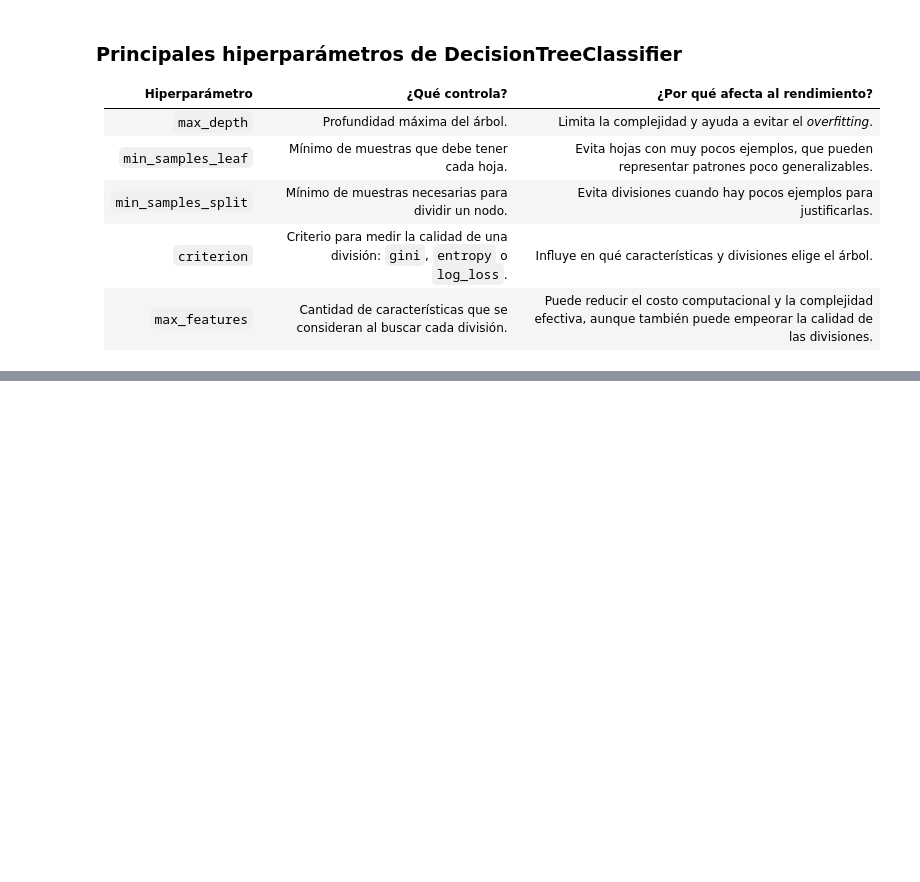
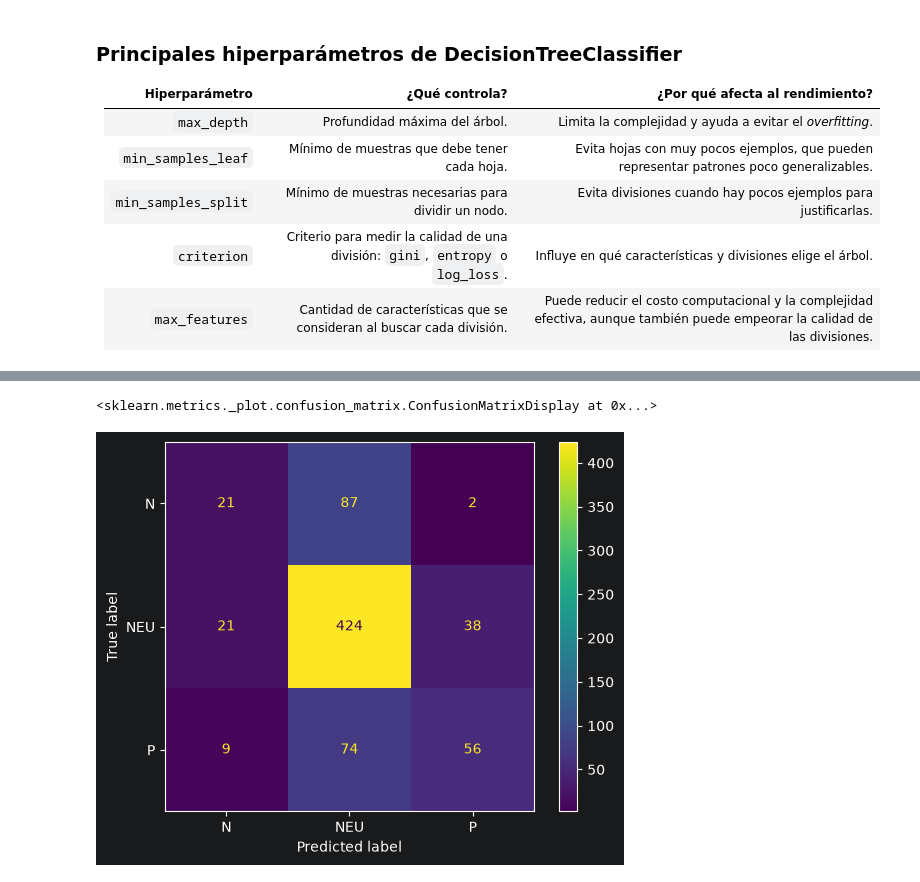
Before and after one commit to LucasFis/Tp_tweets, a Jupyter notebook: Tp_tweets.ipynb, the cells around one changed output, grey strips where cells are left out. Cells and saved outputs as stored; diff of their text form; code cells hidden in the pictures; blank space fills up the shorter version.

```diff
--- a/Tp_tweets.ipynb
+++ b/Tp_tweets.ipynb
@@ -594,7 +594,7 @@ preprocesador = ColumnTransformer([
 pipeline = Pipeline([
     ("pre", preprocesador),
     ("classifier", DecisionTreeClassifier(random_state=42)),
-])
+], memory="cache_dir")
 
 param_grid = [
     # BoW y TF-IDF comparten los nombres de los pasos, así que sirve un solo diccionario
@@ -614,6 +614,3 @@ param_grid = [
         'classifier__class_weight': [None, "balanced"],
     },
 ]
-
-grid_search = GridSearchCV(pipeline, param_grid, cv=3, scoring="f1_macro", n_jobs=1, verbose=1)
-grid_search.fit(X_train, y_train)
@@ -627,0 +645,14 @@ AttributeError: 'GridSearchCV' object has no attribute 'best_score_'
+# %%
+mejor_modelo_dt = grid_search.best_estimator_
+mejor_pre = mejor_modelo_dt.named_steps["pre"]
+mejor_arbol = mejor_modelo_dt.named_steps["classifier"]
+# %%
+from sklearn.metrics import ConfusionMatrixDisplay
+
+y_pred_dt = mejor_modelo_dt.predict(X_val)
+
+#Matriz de confusion en validacion
+ConfusionMatrixDisplay.from_predictions(y_val, y_pred_dt)
+# %% [output]
+<sklearn.metrics._plot.confusion_matrix.ConfusionMatrixDisplay at 0x...>
+[figure, added]
```
Also changed, not shown: parts of 25 cells of this notebook.
